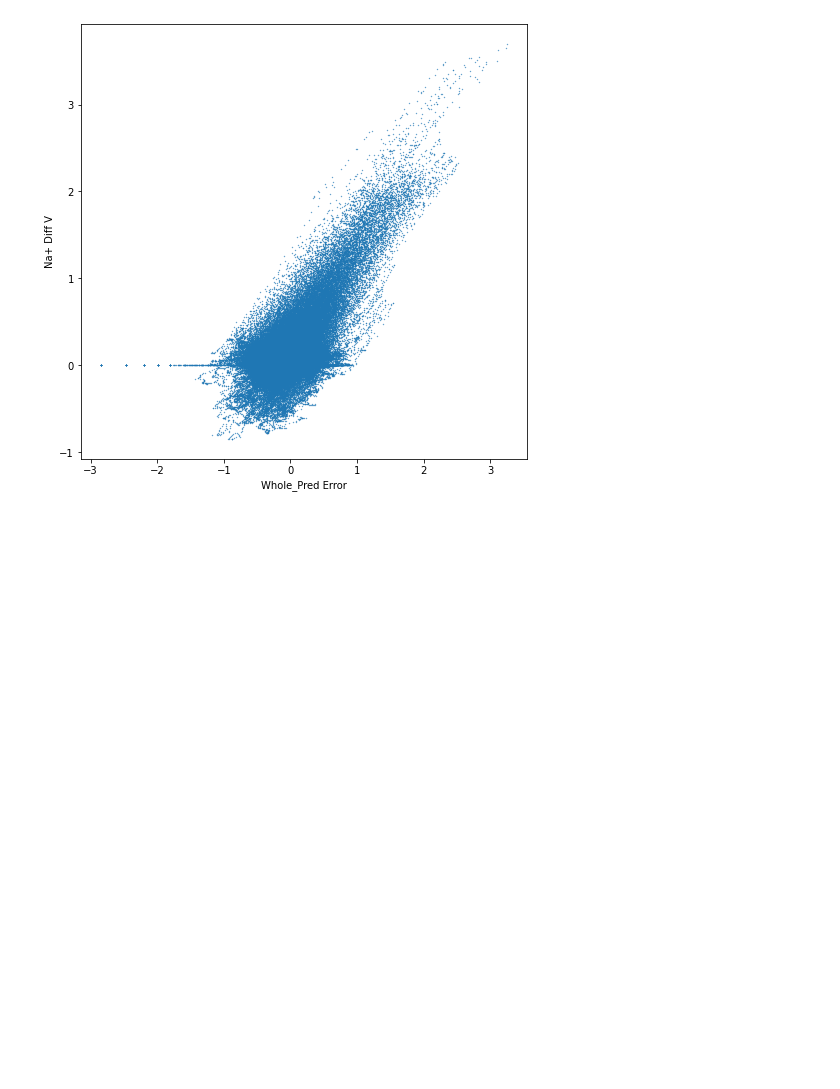
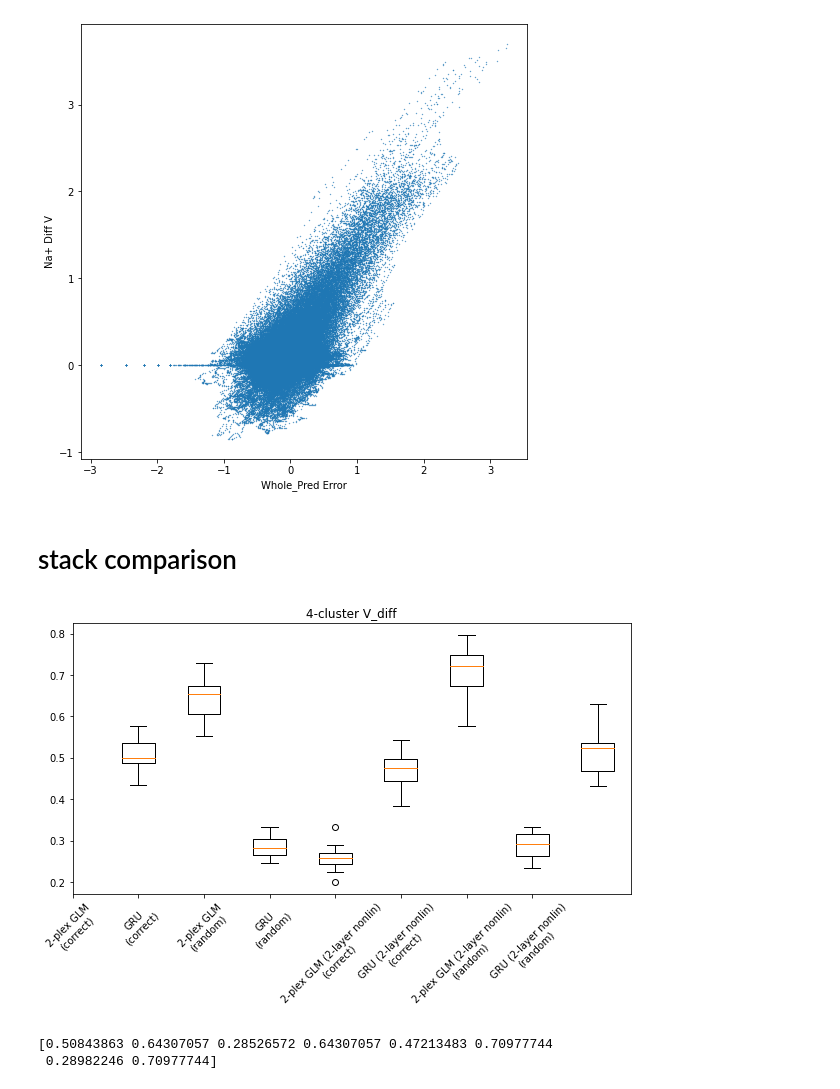
Before and after one commit to yjkimnada/dendrite, a Jupyter notebook: plots.ipynb, the cells around one changed output. Cells and saved outputs as stored; diff of their text form; code cells hidden in the pictures; blank space fills up the shorter version.

```diff
--- a/plots.ipynb
+++ b/plots.ipynb
@@ -421,3 +421,44 @@ print(scipy.stats.pearsonr(error, diff))
 # %% [output]
 (0.48537307102342714, 0.0)
 [figure]
+# %% [markdown]
+# stack comparison
+# %%
+true = np.load("/media/hdd01/sklee/CA1_clust4-60/data/V_diff_stimseed1.npy")[-20*50000:].reshape(-1,50000)
+glm2_hand = np.load("/media/hdd01/sklee/CA1_clust4-60/hand/glm_s10_h2_output.npz")["test"]
+gru_hand = np.load("/media/hdd01/sklee/CA1_clust4-60/hand/gru_s10_h20_output.npz")["test"]
+glm2_stack_hand = np.load("/media/hdd01/sklee/CA1_clust4-60/hand/glmstack_s5_h2_output.npz")["test"]
+gru_stack_hand = np.load("/media/hdd01/sklee/CA1_clust4-60/hand/grustack_s5_h20_output.npz")["test"]
+glm2_rand = np.load("/media/hdd01/sklee/CA1_clust4-60/rand/glm_s10_h2_output.npz")["test"]
+gru_rand = np.load("/media/hdd01/sklee/CA1_clust4-60/rand/gru_s10_h20_output.npz")["test"]
+glm2_stack_rand = np.load("/media/hdd01/sklee/CA1_clust4-60/rand/glmstack_s5_h2_output.npz")["test"]
+gru_stack_rand = np.load("/media/hdd01/sklee/CA1_clust4-60/rand/grustack_s5_h20_output.npz")["test"]
+# %%
+var_exp = np.zeros((20,8))
+
+for i in range(20):
+    var_exp[i,0] = explained_variance_score(true[i], glm2_hand[i])
+    var_exp[i,1] = explained_variance_score(true[i], gru_hand[i])
+    var_exp[i,2] = explained_variance_score(true[i], glm2_rand[i])
+    var_exp[i,3] = explained_variance_score(true[i], gru_rand[i])
+    var_exp[i,4] = explained_variance_score(true[i], glm2_stack_hand[i])
+    var_exp[i,5] = explained_variance_score(true[i], gru_stack_hand[i])
+    var_exp[i,6] = explained_variance_score(true[i], glm2_stack_rand[i])
+    var_exp[i,7] = explained_variance_score(true[i], gru_stack_rand[i])
+# %%
+x_array = np.asarray([0,1,2,3,5,6,7,8])
+plt.figure(figsize = (10,5))
+plt.boxplot(var_exp)
+plt.xticks(np.arange(8), ["2-plex GLM\n(correct)", "GRU\n(correct)", "2-plex GLM\n(random)", "GRU\n(random)",
+           "2-plex GLM (2-layer nonlin)\n(correct)", "GRU (2-layer nonlin)\n(correct)",
+            "2-plex GLM (2-layer nonlin)\n(random)", "GRU (2-layer nonlin)\n(random)"], rotation=45)
+
+plt.title("4-cluster V_diff")
+plt.show()
+# %% [output]
+[figure, added]
+# %%
+print(np.mean(var_exp, 0))
+# %% [output]
+[0.50843863 0.64307057 0.28526572 0.64307057 0.47213483 0.70977744
+ 0.28982246 0.70977744]
```
Also changed, not shown: 16 other files.
